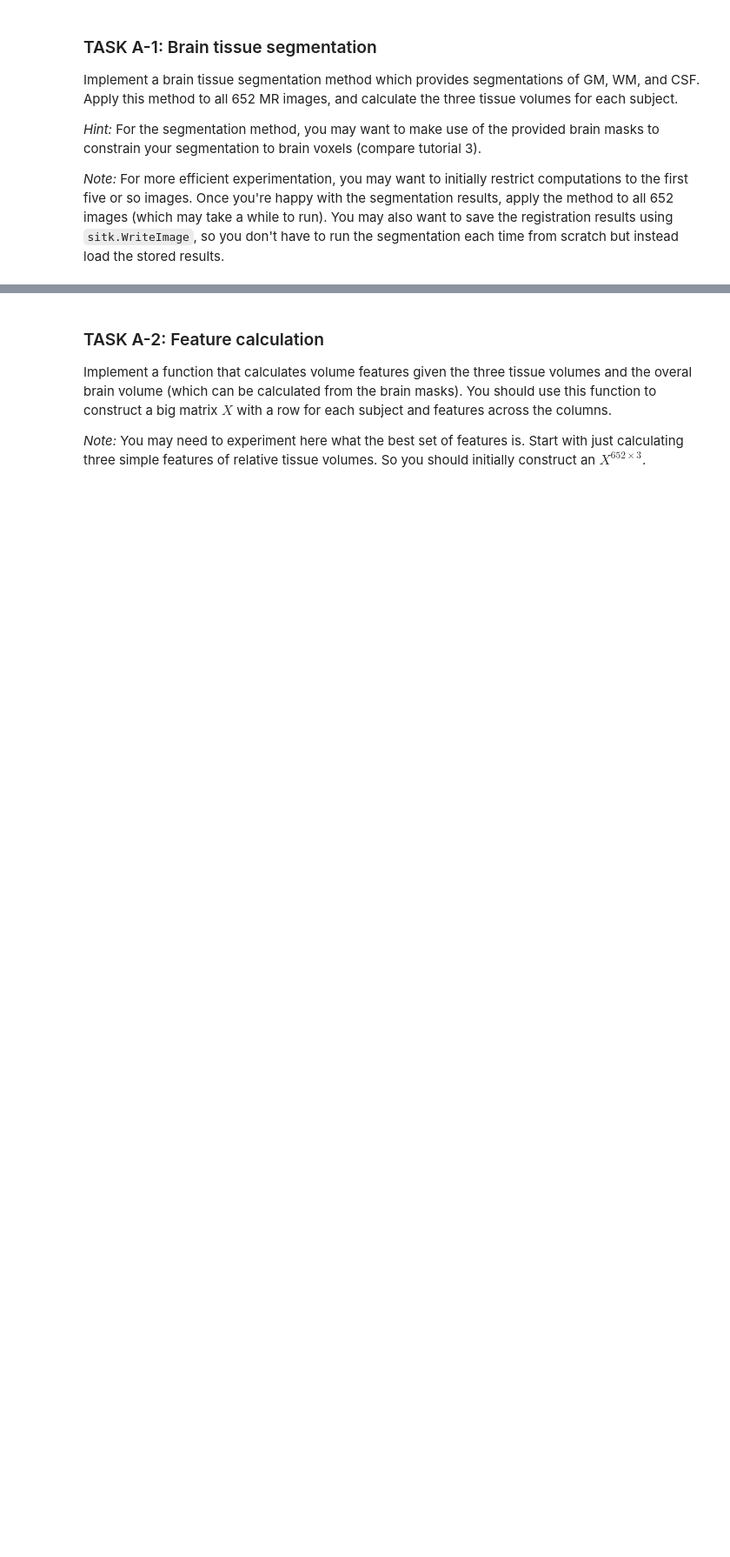
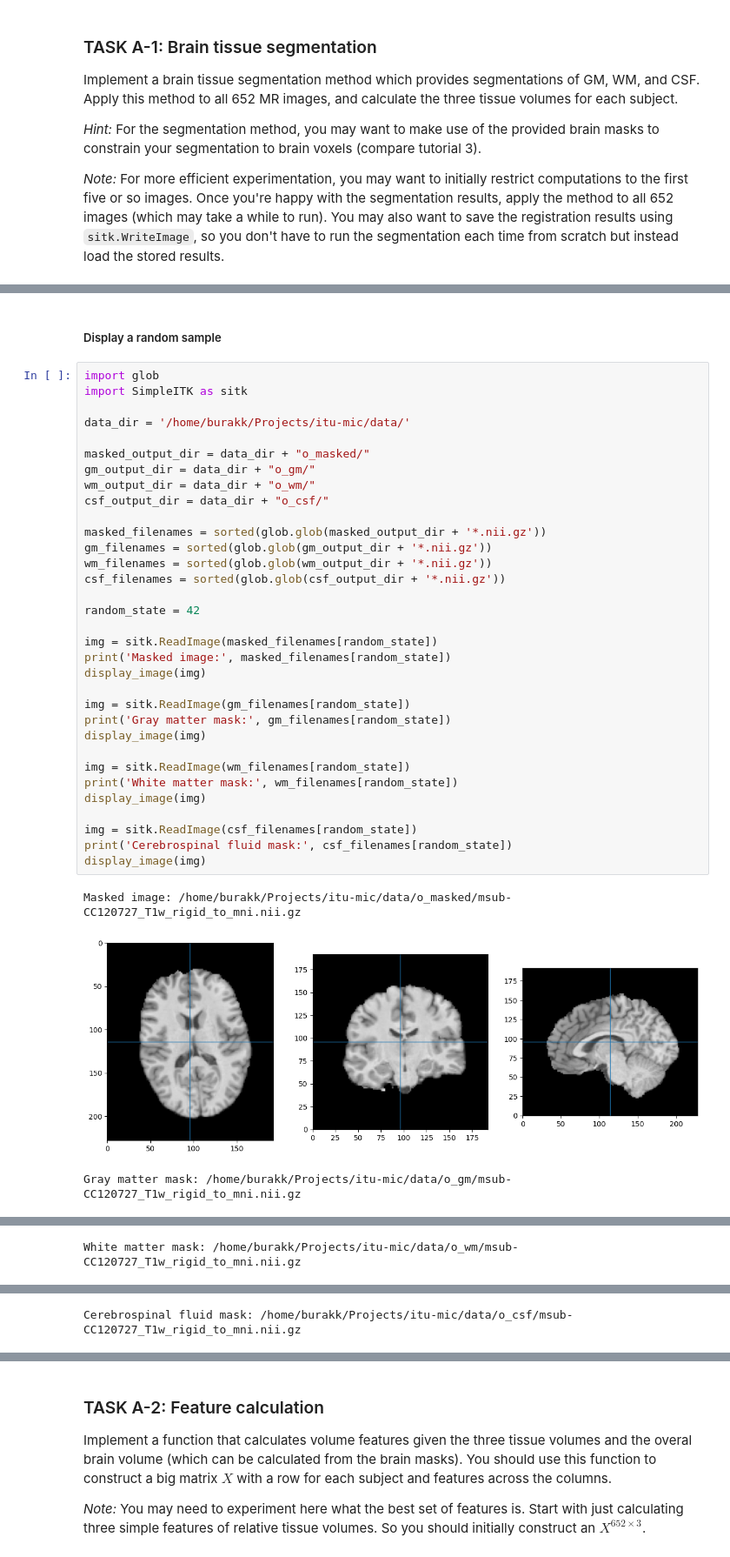
Before and after one commit to burakai/Age-Regression-from-Brain-MRI-Images, a Jupyter notebook: MIC-Term-Project.ipynb, the cells around one changed output, grey strips where cells are left out. Shown at 87% size. Drawn from its saved outputs; the diff is of its cells as text; blank space fills up the shorter version.

```diff
--- a/MIC-Term-Project.ipynb
+++ b/MIC-Term-Project.ipynb
@@ -275,3 +274,42 @@ for i in range(len(image_filenames)):
     kafka(gm_output_dir, gm_mask)
     kafka(wm_output_dir, wm_mask)
     kafka(csf_output_dir, csf_mask)
+# %% [markdown]
+##### Display a random sample
+# %%
+import glob
+import SimpleITK as sitk
+
+data_dir = '/home/burakk/Projects/itu-mic/data/'
+
+masked_output_dir = data_dir + "o_masked/"
+gm_output_dir = data_dir + "o_gm/"
+wm_output_dir = data_dir + "o_wm/"
+csf_output_dir = data_dir + "o_csf/"
+
+masked_filenames = sorted(glob.glob(masked_output_dir + '*.nii.gz'))
+gm_filenames = sorted(glob.glob(gm_output_dir + '*.nii.gz'))
+wm_filenames = sorted(glob.glob(wm_output_dir + '*.nii.gz'))
+csf_filenames = sorted(glob.glob(csf_output_dir + '*.nii.gz'))
+
+random_state = 42
+
+img = sitk.ReadImage(masked_filenames[random_state])
+print('Masked image:', masked_filenames[random_state])
+display_image(img)
+
+img = sitk.ReadImage(gm_filenames[random_state])
+print('Gray matter mask:', gm_filenames[random_state])
+display_image(img)
+
+img = sitk.ReadImage(wm_filenames[random_state])
+print('White matter mask:', wm_filenames[random_state])
+display_image(img)
+
+img = sitk.ReadImage(csf_filenames[random_state])
+print('Cerebrospinal fluid mask:', csf_filenames[random_state])
+display_image(img)
+# %% [output]
+Masked image: /home/burakk/Projects/itu-mic/data/o_masked/msub-CC120727_T1w_rigid_to_mni.nii.gz
+[figure, added]
+Gray matter mask: /home/burakk/Projects/itu-mic/data/o_gm/msub-CC120727_T1w_rigid_to_mni.nii.gz
@@ -277,0 +317 @@ for i in range(len(image_filenames)):
+White matter mask: /home/burakk/Projects/itu-mic/data/o_wm/msub-CC120727_T1w_rigid_to_mni.nii.gz
@@ -277,0 +319 @@ for i in range(len(image_filenames)):
+Cerebrospinal fluid mask: /home/burakk/Projects/itu-mic/data/o_csf/msub-CC120727_T1w_rigid_to_mni.nii.gz
```
Also changed, not shown: parts of 35 cells of this notebook.
